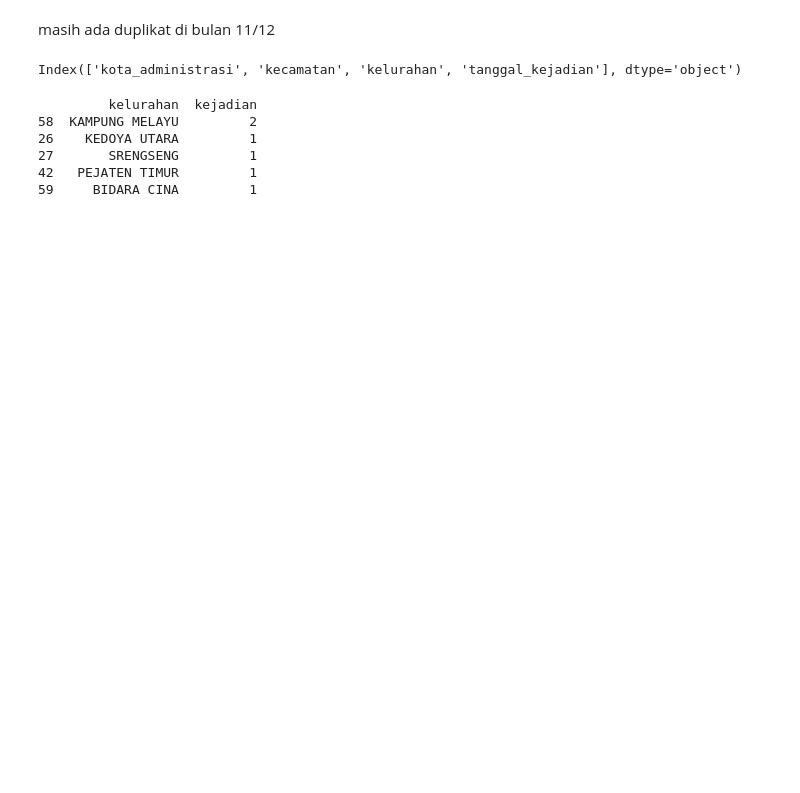
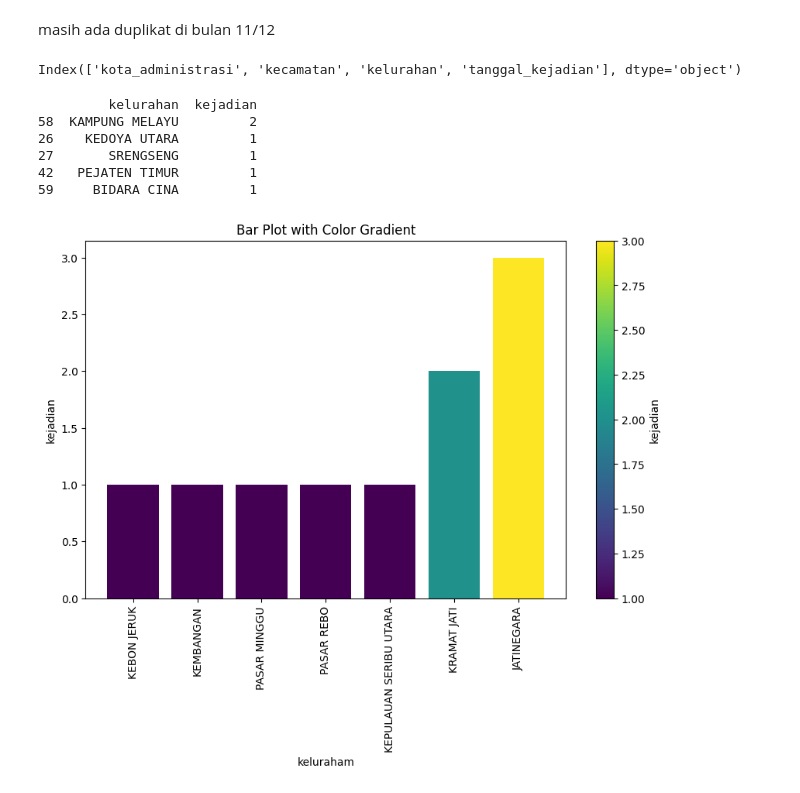
Before and after one commit to mafir03/datascience, a Jupyter notebook: f/main.ipynb, the cells around one changed output. Saved outputs shown, nothing was run; the diff lists cells and outputs as text; code cells hidden in the pictures; blank space fills up the shorter version.

```diff
--- a/f/main.ipynb
+++ b/f/main.ipynb
@@ -180,3 +180,32 @@ for setiap_bulan in kasus_banjir_per_bulan:
     banjir = pd.Series(kasus_banjir_bulan_n_kecamatan).reset_index()
     banjir.columns = ['kelurahan', 'kejadian']
     kasus_banjir_per_bulan_kecamatan.append(banjir)
+# %%
+def printBarPlot(df):
+
+    df_filtered = df[df['kejadian'] != 0]
+
+    df_sorted = df_filtered.sort_values('kejadian')
+
+    min_value = df_sorted['kejadian'].min()
+    max_value = df_sorted['kejadian'].max()
+
+    norm = mcolors.Normalize(vmin=min_value, vmax=max_value)
+    color_map = plt.cm.get_cmap('viridis')
+
+    plt.figure(figsize=(10, 6))
+    plt.bar(df_sorted['kelurahan'], df_sorted['kejadian'], color=color_map(norm(df_sorted['kejadian'])))
+
+    sm = plt.cm.ScalarMappable(cmap=color_map, norm=norm)
+    cbar = plt.colorbar(sm)
+    cbar.set_label('kejadian')
+
+    plt.xlabel('keluraham')
+    plt.ylabel('kejadian')
+    plt.title('Bar Plot with Color Gradient')
+    plt.xticks(rotation='vertical')
+    plt.show()
+# %%
+printBarPlot(kasus_banjir_per_bulan_kecamatan[11])
+# %% [output]
+[figure, added]
```
